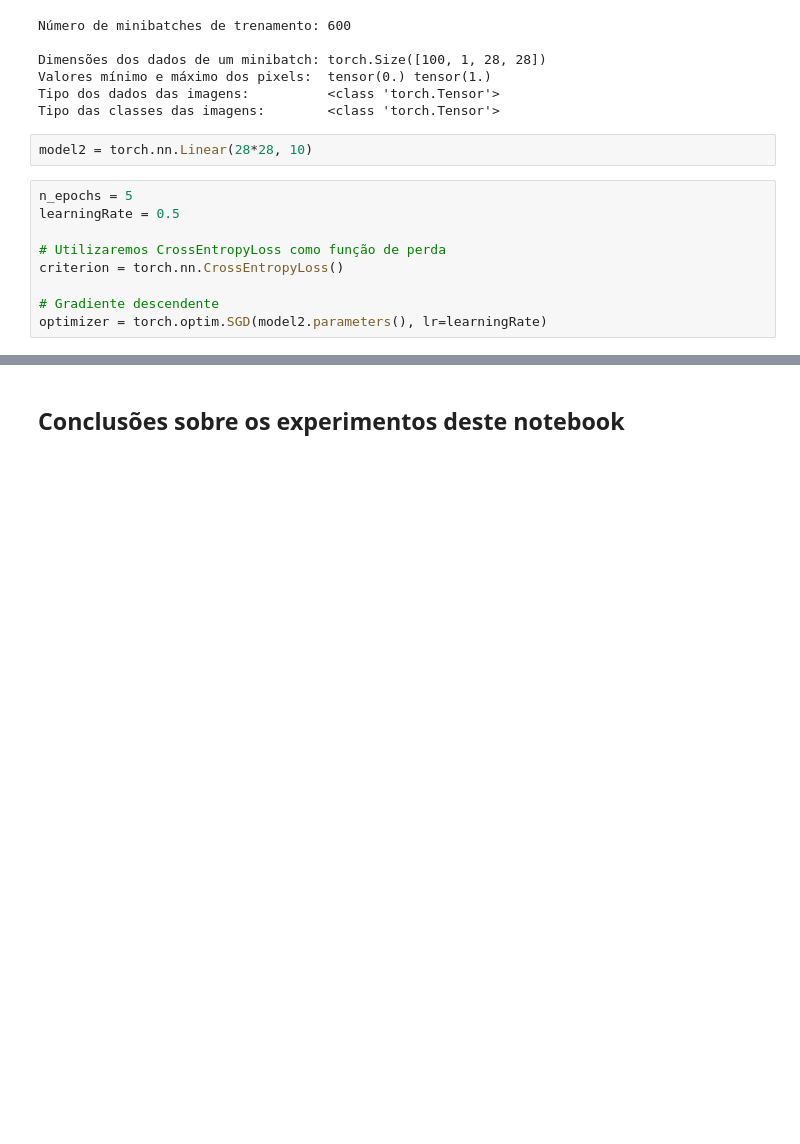
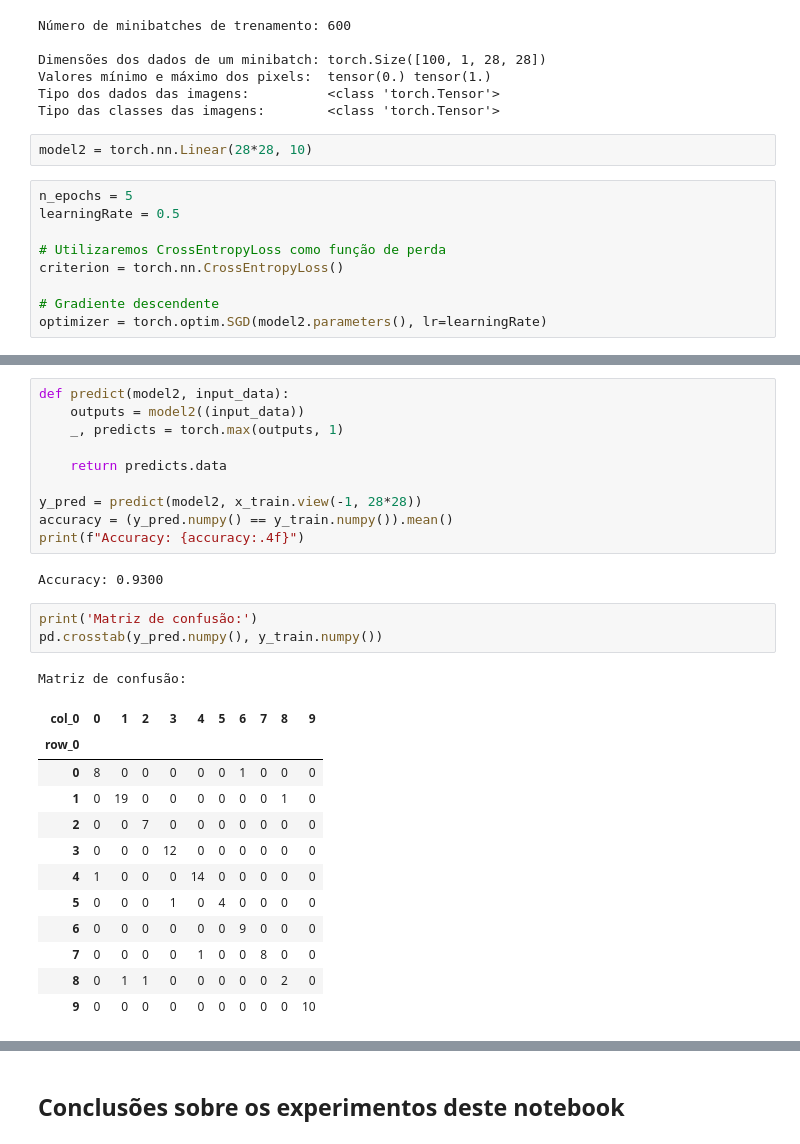
Before and after one commit to Fornelos/RNA-e-Deep-Learning---CESAR-School-2025.01, a Jupyter notebook: Atividade Aula 3.4/TFA_3_4_LogisticRegressionMNIST_SGD.ipynb, the cells around one changed output, grey strips where cells are left out. Saved outputs shown, nothing was run; the diff lists cells and outputs as text; blank space fills up the shorter version.

```diff
--- a/Atividade Aula 3.4/TFA_3_4_LogisticRegressionMNIST_SGD.ipynb
+++ b/Atividade Aula 3.4/TFA_3_4_LogisticRegressionMNIST_SGD.ipynb
@@ -259,3 +243,32 @@ Acurácia Média: 0.9100
+# %%
+def predict(model2, input_data):
+    outputs = model2((input_data))
+    _, predicts = torch.max(outputs, 1)
+
+    return predicts.data
+
+y_pred = predict(model2, x_train.view(-1, 28*28))
+accuracy = (y_pred.numpy() == y_train.numpy()).mean()
+print(f"Accuracy: {accuracy:.4f}")
+# %% [output]
+Accuracy: 0.9300
+# %%
+print('Matriz de confusão:')
+pd.crosstab(y_pred.numpy(), y_train.numpy())
+# %% [output]
+Matriz de confusão:
+| col_0 | 0 | 1 | 2 | 3 | 4 | 5 | 6 | 7 | 8 | 9 |
+| row_0 |  |  |  |  |  |  |  |  |  |  |
+| 0 | 8 | 0 | 0 | 0 | 0 | 0 | 1 | 0 | 0 | 0 |
+| 1 | 0 | 19 | 0 | 0 | 0 | 0 | 0 | 0 | 1 | 0 |
+| 2 | 0 | 0 | 7 | 0 | 0 | 0 | 0 | 0 | 0 | 0 |
+| 3 | 0 | 0 | 0 | 12 | 0 | 0 | 0 | 0 | 0 | 0 |
+| 4 | 1 | 0 | 0 | 0 | 14 | 0 | 0 | 0 | 0 | 0 |
+| 5 | 0 | 0 | 0 | 1 | 0 | 4 | 0 | 0 | 0 | 0 |
+| 6 | 0 | 0 | 0 | 0 | 0 | 0 | 9 | 0 | 0 | 0 |
+| 7 | 0 | 0 | 0 | 0 | 1 | 0 | 0 | 8 | 0 | 0 |
+| 8 | 0 | 1 | 1 | 0 | 0 | 0 | 0 | 0 | 2 | 0 |
+| 9 | 0 | 0 | 0 | 0 | 0 | 0 | 0 | 0 | 0 | 10 |
 # %%
 plt.plot(epochs[:5 * n_batches_train +1:n_batches_train], losses[:5 * n_batches_train+1:n_batches_train])
 plt.xlabel('época')
```
Also changed, not shown: parts of 7 cells of this notebook.
